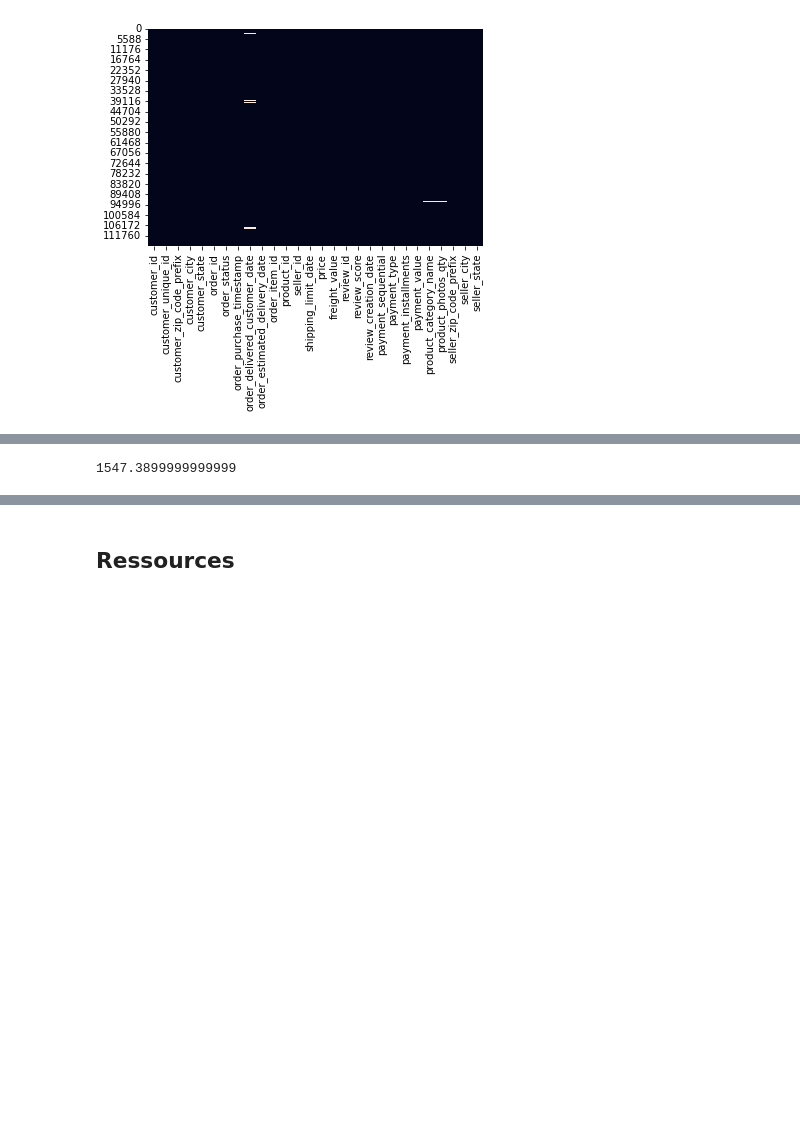
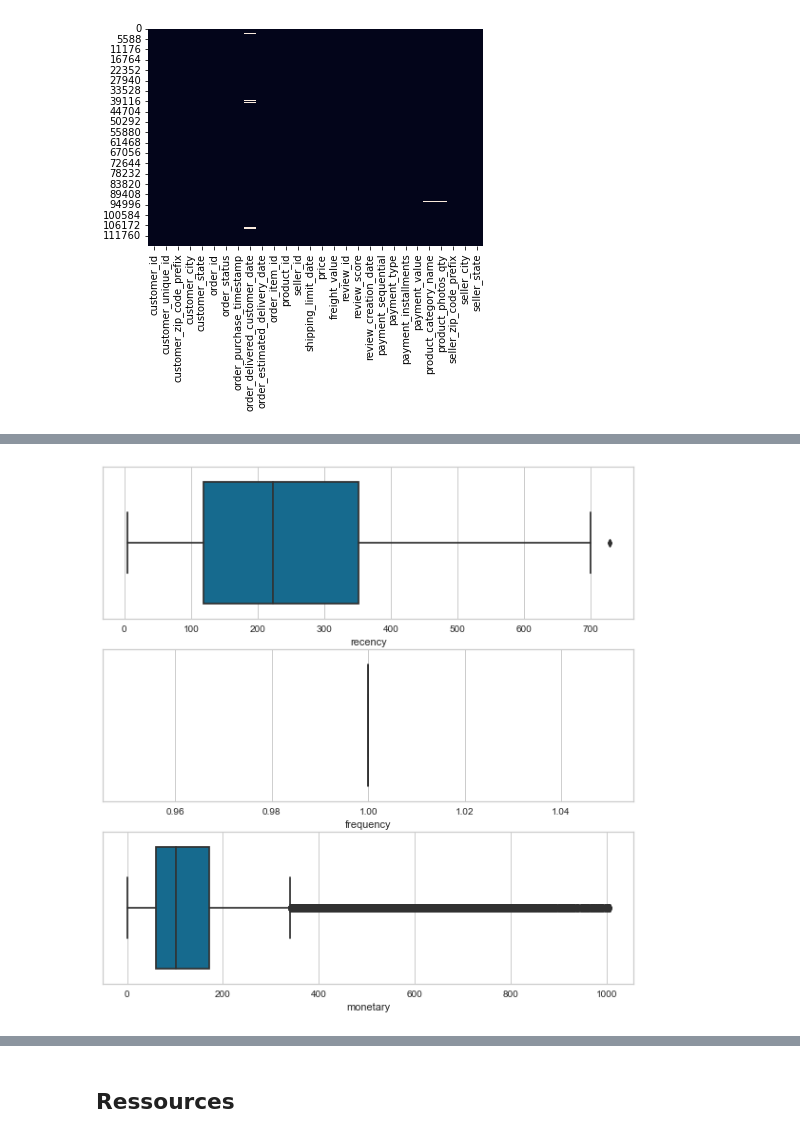
Before and after one commit to ibrahim-sayhan/clustring, a Jupyter notebook: ProjetAI2_ClusteringForLubmarine.ipynb, the cells around one changed output, grey strips where cells are left out. Drawn from its saved outputs; the diff is of its cells as text; code cells hidden in the pictures; blank space fills up the shorter version.

```diff
--- a/ProjetAI2_ClusteringForLubmarine.ipynb
+++ b/ProjetAI2_ClusteringForLubmarine.ipynb
@@ -443,4 +405,15 @@ plt.show()
-# %%
-df[df.customer_unique_id == '8d50f5eadf50201ccdcedfb9e2ac8455']['total_pay'].sum()
-# %% [output]
-1547.3899999999999
+# %%
+# Gestion des outliers for monetary
+Q1 = pd_rfm.monetary.quantile(0.05)
+Q3 = pd_rfm.monetary.quantile(0.95)
+IQ = Q3-Q1
+pd_rfm=pd_rfm[(pd_rfm['monetary']>=Q1-1.5*IQ) & (pd_rfm['monetary']<=Q3+1.5*IQ) & (pd_rfm['frequency']==1)]
+# %%
+# Outliers check in
+plt.figure(figsize=(10,10))
+plt.subplot(3, 1, 1); sns.boxplot(pd_rfm['recency'])
+plt.subplot(3, 1, 2); sns.boxplot(pd_rfm['frequency'])
+plt.subplot(3, 1, 3); sns.boxplot(pd_rfm['monetary'])
+plt.show()
+# %% [output]
+[figure, added]
```
Also changed, not shown: parts of 17 cells of this notebook.
